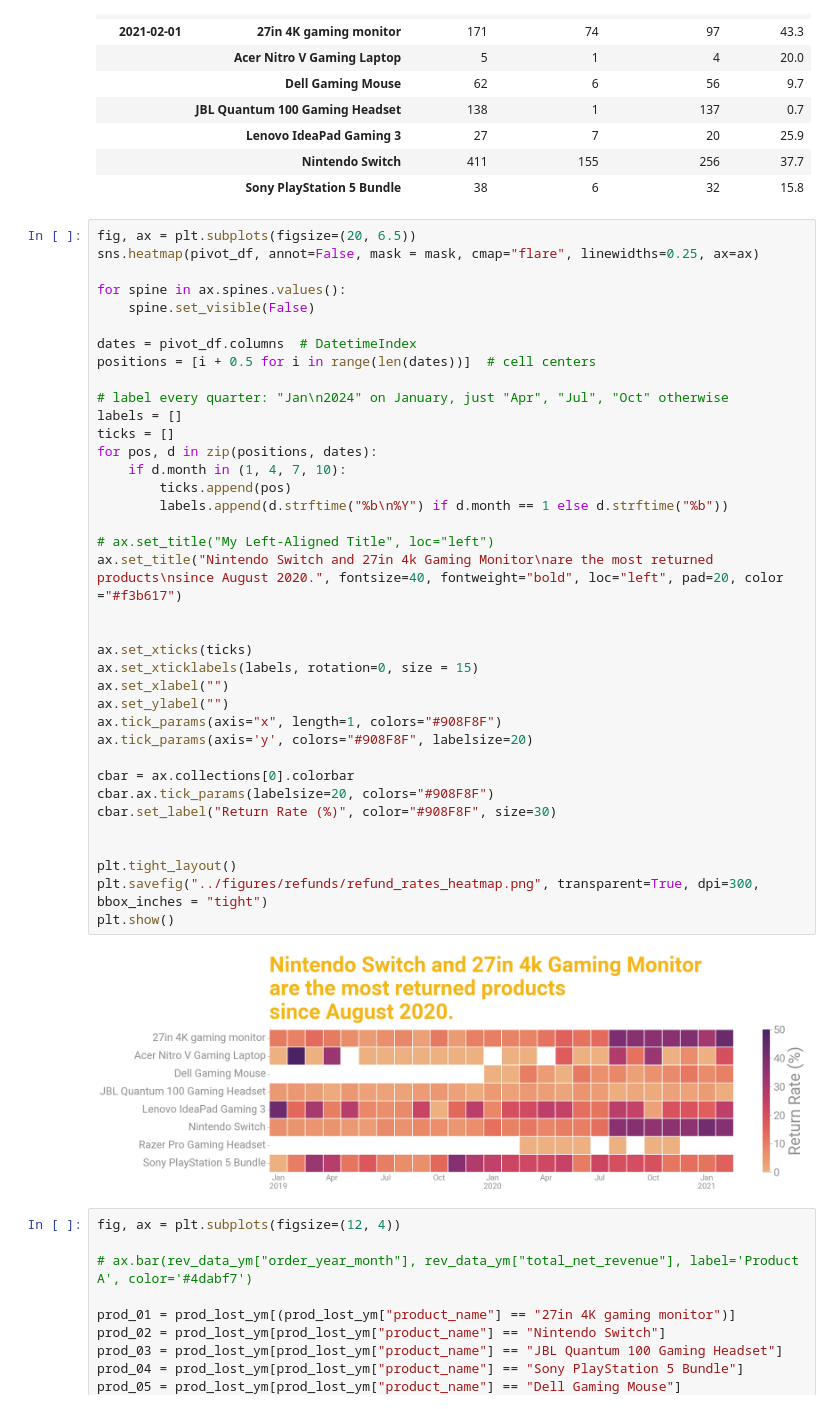
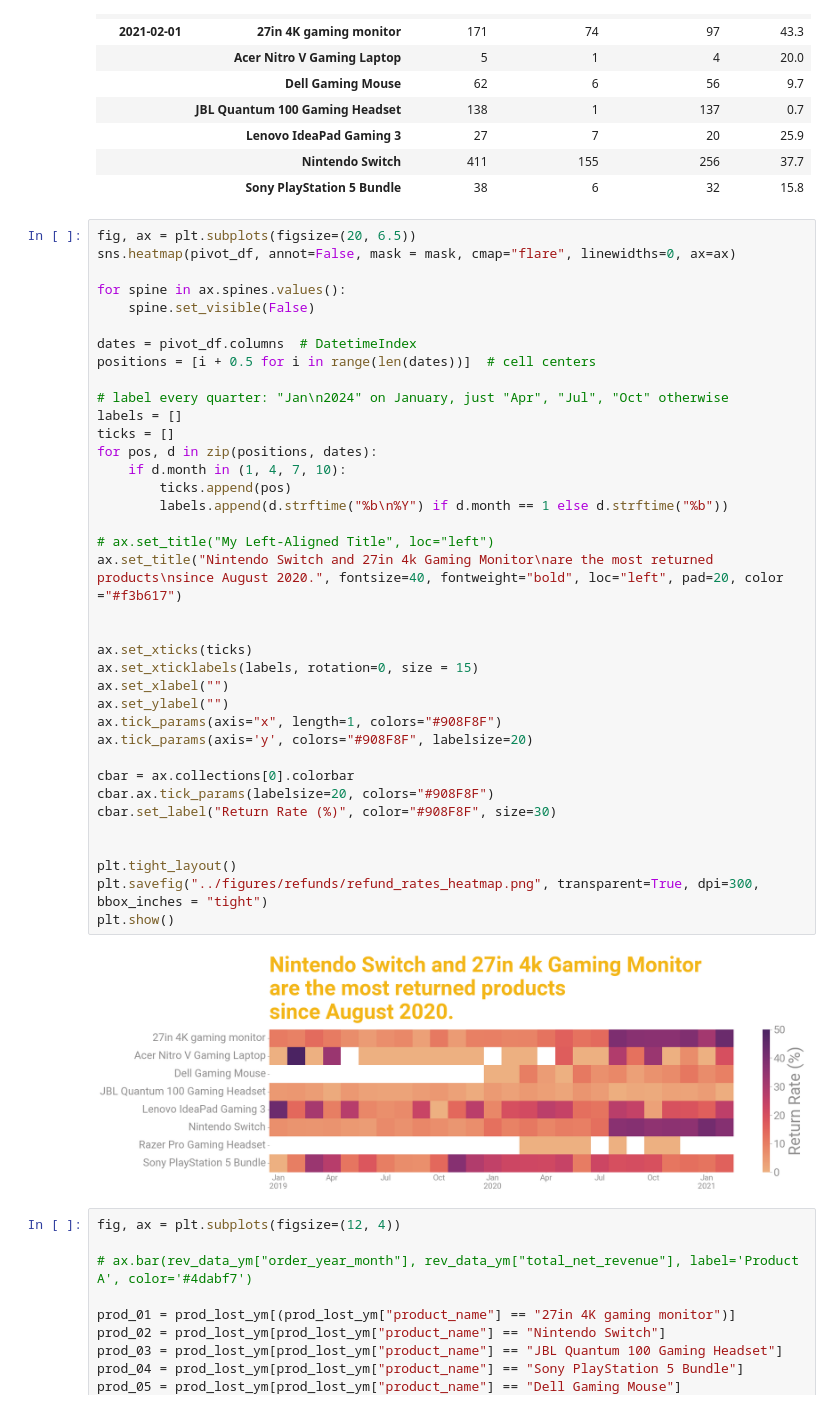
Before and after one commit to mjsluminarias/gamezone-ecommerce, a Jupyter notebook: code_queries/refunds.ipynb, the cells around one changed output. Cells and saved outputs as stored; diff of their text form.

Commit message:
edited heatmap

```diff
--- a/code_queries/refunds.ipynb
+++ b/code_queries/refunds.ipynb
@@ -89,7 +89,7 @@ sample.tail(10)
 |  | Sony PlayStation 5 Bundle | 38 | 6 | 32 | 15.8 |
 # %%
 fig, ax = plt.subplots(figsize=(20, 6.5))
-sns.heatmap(pivot_df, annot=False, mask = mask, cmap="flare", linewidths=0.25, ax=ax)
+sns.heatmap(pivot_df, annot=False, mask = mask, cmap="flare", linewidths=0, ax=ax)
 
 for spine in ax.spines.values():
     spine.set_visible(False)
@@ -98,34 +98,34 @@ dates = pivot_df.columns  # DatetimeIndex
 positions = [i + 0.5 for i in range(len(dates))]  # cell centers
 
 # label every quarter: "Jan\n2024" on January, just "Apr", "Jul", "Oct" otherwise
 labels = []
 ticks = []
 for pos, d in zip(positions, dates):
     if d.month in (1, 4, 7, 10):
         ticks.append(pos)
         labels.append(d.strftime("%b\n%Y") if d.month == 1 else d.strftime("%b"))
 
 # ax.set_title("My Left-Aligned Title", loc="left")
 ax.set_title("Nintendo Switch and 27in 4k Gaming Monitor\nare the most returned products\nsince August 2020.", fontsize=40, fontweight="bold", loc="left", pad=20, color ="#f3b617")
 
 
 ax.set_xticks(ticks)
 ax.set_xticklabels(labels, rotation=0, size = 15)
 ax.set_xlabel("")
 ax.set_ylabel("")
 ax.tick_params(axis="x", length=1, colors="#908F8F")
 ax.tick_params(axis='y', colors="#908F8F", labelsize=20)
 
 cbar = ax.collections[0].colorbar
 cbar.ax.tick_params(labelsize=20, colors="#908F8F")
 cbar.set_label("Return Rate (%)", color="#908F8F", size=30)
 
 
 plt.tight_layout()
 plt.savefig("../figures/refunds/refund_rates_heatmap.png", transparent=True, dpi=300, bbox_inches = "tight")
 plt.show()
 # %% [output]
-[figure, old version]
+[figure, new version]
 # %%
 fig, ax = plt.subplots(figsize=(12, 4))
 
```
Also changed, not shown: 1 other file.
